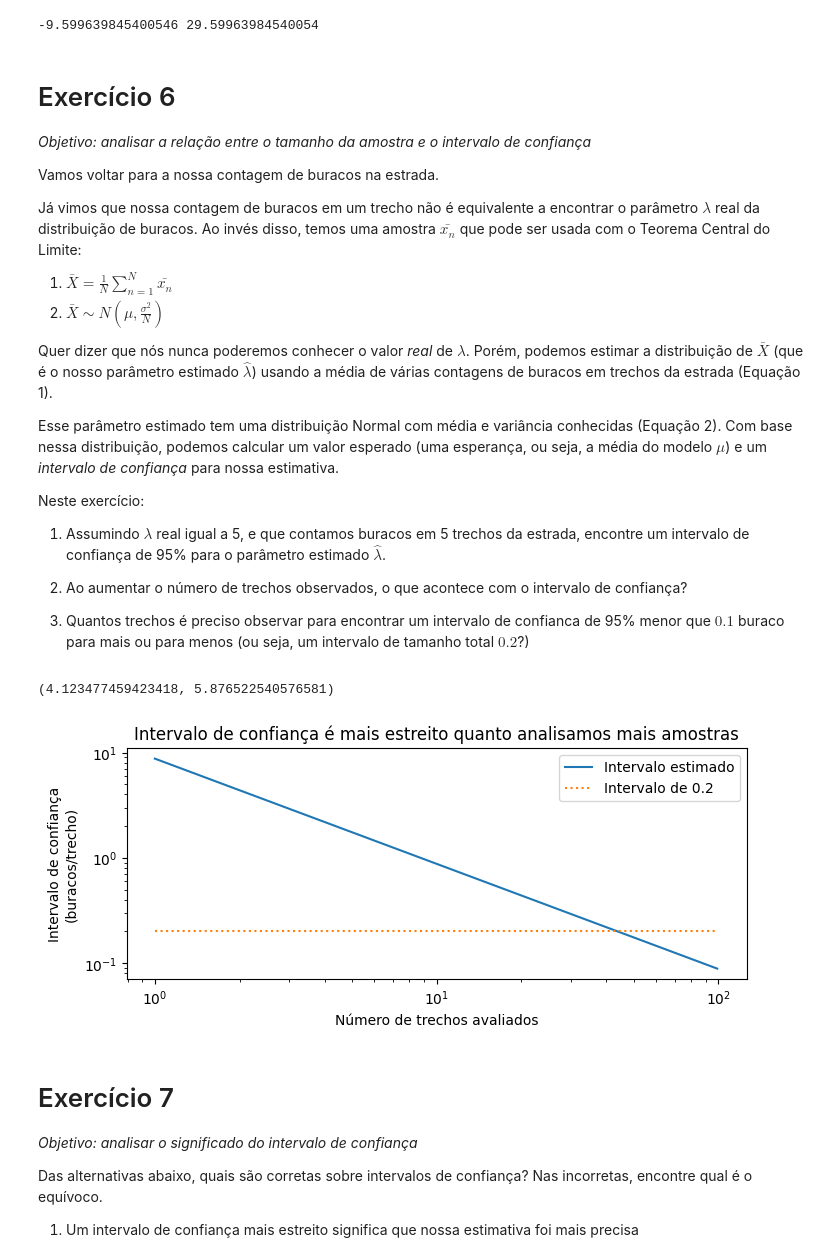
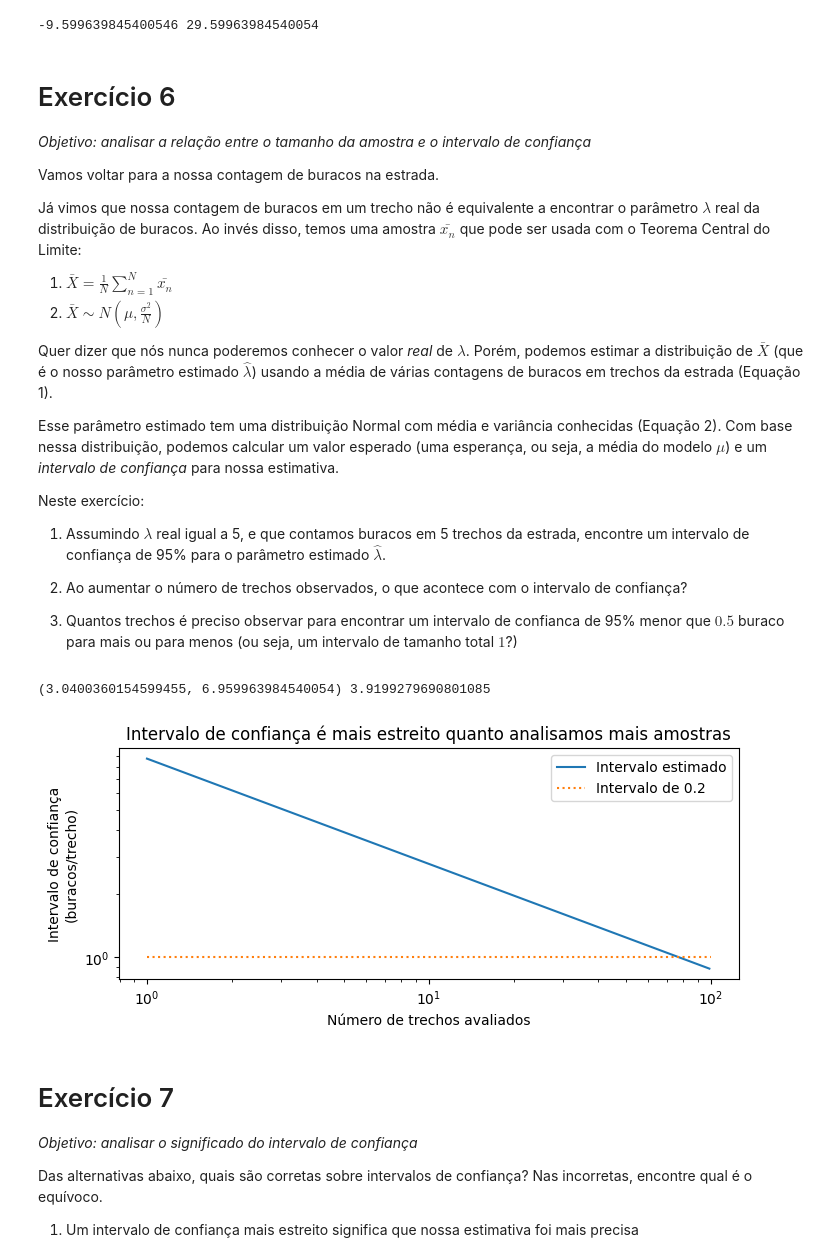
Before and after one commit to tiagoft/CDadosBCC, a Jupyter notebook: 16-normal.ipynb, the cells around one changed output. Drawn from its saved outputs; the diff is of its cells as text; code cells hidden in the pictures.

```diff
--- a/16-normal.ipynb
+++ b/16-normal.ipynb
@@ -312,7 +312,7 @@ Neste exercício:
 
 2. Ao aumentar o número de trechos observados, o que acontece com o intervalo de confiança?
 
-3. Quantos trechos é preciso observar para encontrar um intervalo de confianca de 95% menor que $0.1$ buraco para mais ou para menos (ou seja, um intervalo de tamanho total $0.2$?)
+3. Quantos trechos é preciso observar para encontrar um intervalo de confianca de 95% menor que $0.5$ buraco para mais ou para menos (ou seja, um intervalo de tamanho total $1$?)
 # %%
 # Resolva seu exercício aqui
 lambda_real = 5
@@ -330,39 +330,39 @@ import scipy.stats as st
 lambda_real = 5
 numero_de_trechos = 5
 mu = st.poisson.mean(lambda_real) # De acordo com o TLC... ideia: partir de st.poisson.mean()
-sigma = st.poisson.std(lambda_real)/numero_de_trechos # De acordo com o TLC... ideia: partir de st.poisson.std()
+sigma = st.poisson.std(lambda_real)/(numero_de_trechos**0.5) # De acordo com o TLC... ideia: partir de st.poisson.std()
 c_min = st.norm.ppf(0.025, loc=mu, scale=sigma)
 c_max = st.norm.ppf(1-0.025, loc=mu, scale=sigma)
 intervalo_de_confianca = (c_min, c_max)
-print(intervalo_de_confianca)
+print(intervalo_de_confianca, c_max-c_min)
 # %% [output]
-(4.123477459423418, 5.876522540576581)
+(3.0400360154599455, 6.959963984540054) 3.9199279690801085
 # %%
 # 2. e 3.
 import scipy.stats as st
 import matplotlib.pyplot as plt
 
 lambda_real = 5
 tam_intervalo = []
 for numero_de_trechos in range(1, 100):
     mu = st.poisson.mean(lambda_real)
-    sigma = st.poisson.std(lambda_real)/numero_de_trechos
+    sigma = st.poisson.std(lambda_real)/(numero_de_trechos**0.5)
     c_min = st.norm.ppf(0.025, loc=mu, scale=sigma)
     c_max = st.norm.ppf(1-0.025, loc=mu, scale=sigma)
     tam_intervalo.append(c_max-c_min)
 
 plt.figure(figsize=(8,3))
 plt.plot(range(1,100), tam_intervalo, label='Intervalo estimado')
-plt.plot([1, 100], [0.2, 0.2], ':', label='Intervalo de 0.2')
+plt.plot([1, 100], [1, 1], ':', label='Intervalo de 0.2')
 plt.xticks(range(1,100,10))
 plt.loglog()
 plt.ylabel('Intervalo de confiança\n(buracos/trecho)')
 plt.xlabel('Número de trechos avaliados')
 plt.title('Intervalo de confiança é mais estreito quanto analisamos mais amostras')
 plt.legend()
 plt.show()
 # %% [output]
-[figure, old version]
+[figure, new version]
 # %% [markdown]
 # Exercício 7
 *Objetivo: analisar o significado do intervalo de confiança*
```
Also changed, not shown: parts of 2 cells of this notebook.
